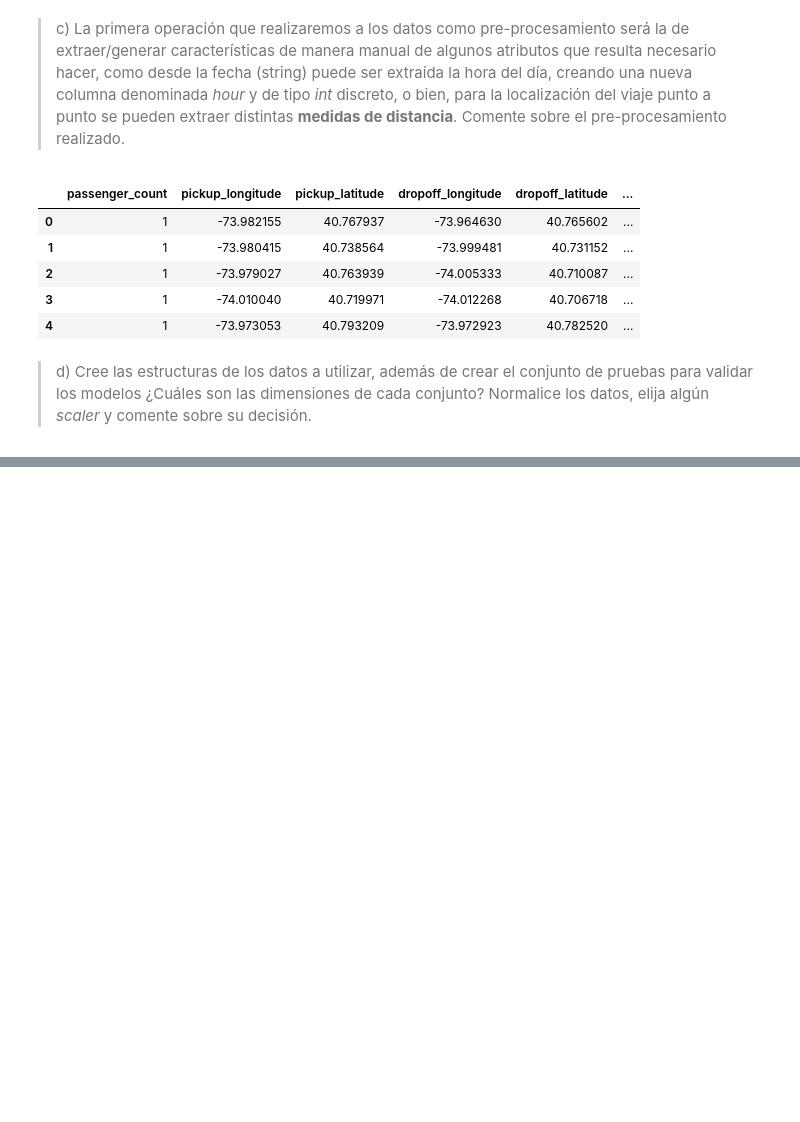
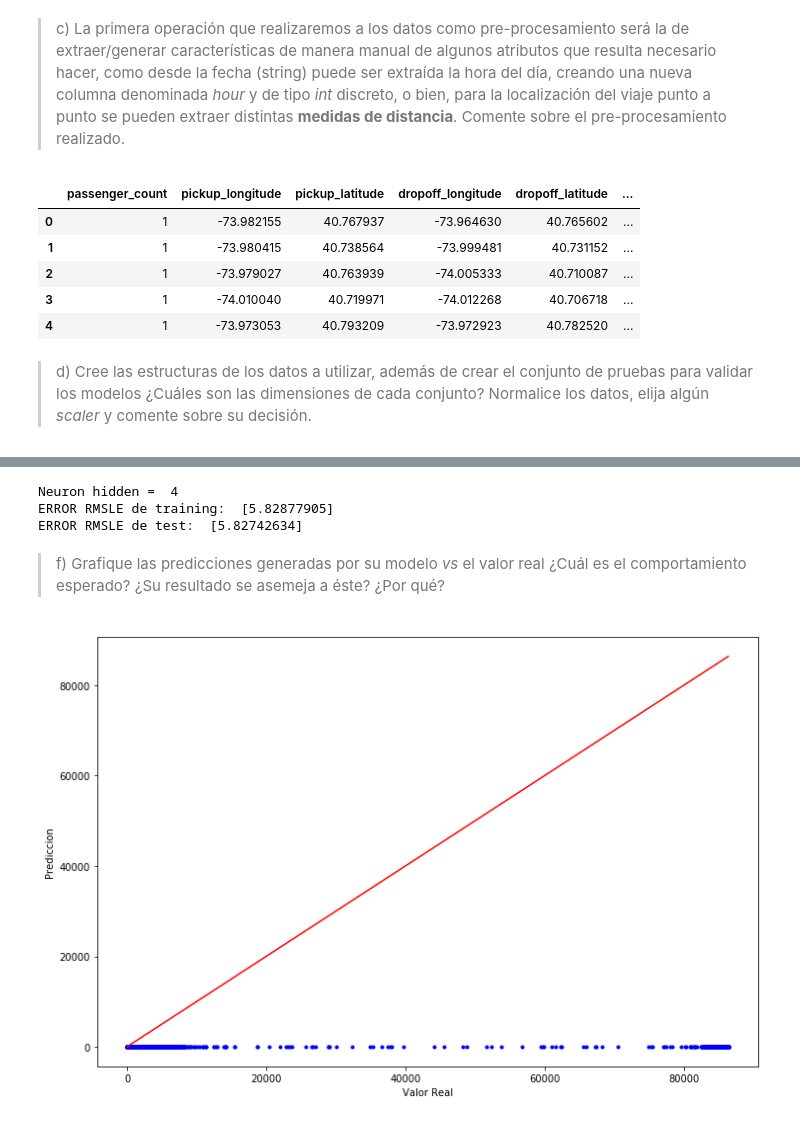
Before and after one commit to LeMythedeSisyphe/MachineLearning-Tarea2, a Jupyter notebook: Tarea 2.ipynb, the cells around one changed output, grey strips where cells are left out. Cells and saved outputs as stored; diff of their text form; code cells hidden in the pictures; blank space fills up the shorter version.

```diff
--- a/Tarea 2.ipynb
+++ b/Tarea 2.ipynb
@@ -247,3 +442,15 @@ df.head()
 | 4 | 1 | -73.973053 | 40.793209 | -73.972923 | 40.782520 | ... |
 # %% [markdown]
 > d) Cree las estructuras de los datos a utilizar, además de crear el conjunto de pruebas para validar los modelos ¿Cuáles son las dimensiones de cada conjunto? Normalice los datos, elija algún *scaler* y comente sobre su decisión.
+# %%
+y = df['trip_duration'].values
+df.drop("trip_duration",axis=1,inplace=True)
+X = df.values
+from sklearn.model_selection import train_test_split
+X_train, X_test, y_train, y_test = train_test_split(X, y, test_size=0.3, random_state=42)
+from sklearn.preprocessing import RobustScaler,StandardScaler
+scaler = StandardScaler(with_mean=True, with_std=True)
+scaler = RobustScaler(with_centering=True, with_scaling=True)
+scaler.fit(X_train)
+X_train_scaled = scaler.transform(X_train)
+X_test_scaled = scaler.transform(X_test)
@@ -249,0 +468,35 @@ df.head()
+# %%
+from keras.models import Sequential
+from keras.layers import Dense
+from keras.optimizers import SGD
+
+n_h=2**(2)
+print("Neuron hidden = ",n_h)
+model = Sequential()
+model.add(Dense(n_h, input_dim=X_train_scaled.shape[1], activation="relu"))
+model.add(Dense(1, activation="sigmoid"))
+model.compile(optimizer=SGD(lr=0.1), loss="binary_crossentropy", metrics=["accuracy"])
+model.fit(X_train_scaled, y_train, epochs=25, batch_size=128, verbose=0)
+print ("ERROR RMSLE de training: ", rmsle(model.predict(X_train_scaled),y_train))
+print ("ERROR RMSLE de test: ", rmsle(model.predict(X_test_scaled),y_test))
+# %% [output]
+Neuron hidden =  4
+ERROR RMSLE de training:  [5.82877905]
+ERROR RMSLE de test:  [5.82742634]
+# %% [markdown]
+> f) Grafique las predicciones generadas por su modelo *vs* el valor real ¿Cuál es el comportamiento esperado? ¿Su resultado se asemeja a éste? ¿Por qué?
+# %%
+import matplotlib.pyplot as plt
+def graficar_predicciones(real,predecido):
+    plt.figure(figsize=(12,8))
+    plt.plot(real,predecido,'b.')
+    valor_max = int( np.max( [np.max(predecido),np.max(real)]))
+    valor_min = int( np.min( [np.min(predecido),np.min(real)]))
+    plt.plot(range(valor_min,valor_max+1), range(valor_min,valor_max+1), color ="r")
+    plt.axis('tight')
+    plt.xlabel('Valor Real')
+    plt.ylabel('Prediccion')
+    plt.show()
+graficar_predicciones(y_test,model.predict(X_test_scaled))
+# %% [output]
+[figure, added]
```
Also changed, not shown: parts of 32 cells of this notebook.
